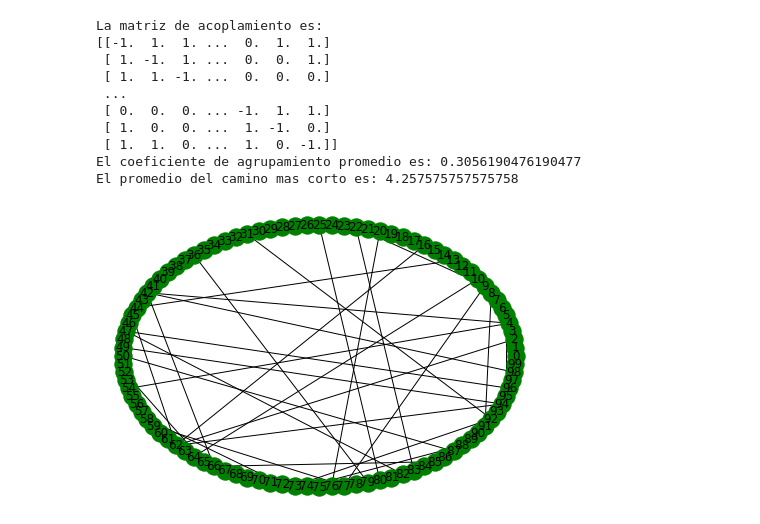
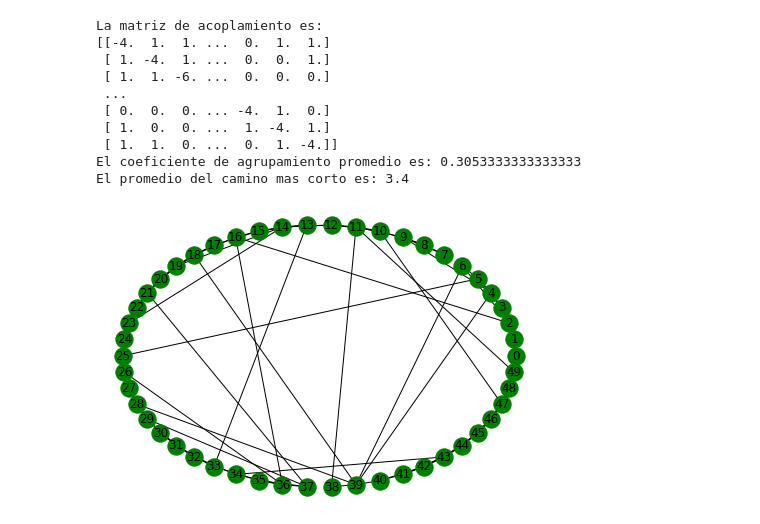
Before and after one commit to ErnestoCisnero/Probando-NetworkX-Tesis-Maestria, a Jupyter notebook: watts-strogatz.ipynb, the cells around one changed output. Cells and saved outputs as stored; diff of their text form; code cells hidden in the pictures.

```diff
--- a/watts-strogatz.ipynb
+++ b/watts-strogatz.ipynb
@@ -17,27 +17,28 @@ def matriz_acoplaminento(G):
                 else:
                     ma[nodo,i] = 0
             else:
-                ma[nodo,i] = -1
+                ma[nodo,i] = -(nx.degree(G,nodo))
+                #ma[nodo,i] = -1
     return ma
 # %%
-n, k = 100, 2
+n, k = 50, 2
 p = 0.2
 G = nx.watts_strogatz_graph(n, 2*k, p)
 nx.draw_circular(G,**opts)
 ma = matriz_acoplaminento(G)
 print("La matriz de acoplamiento es:")
 print(ma)
 print("El coeficiente de agrupamiento promedio es:",nx.average_clustering(G))
 print("El promedio del camino mas corto es:",nx.average_shortest_path_length(G))
 # %% [output]
 La matriz de acoplamiento es:
-[[-1.  1.  1. ...  0.  1.  1.]
- [ 1. -1.  1. ...  0.  0.  1.]
- [ 1.  1. -1. ...  0.  0.  0.]
+[[-4.  1.  1. ...  0.  1.  1.]
+ [ 1. -4.  1. ...  0.  0.  1.]
+ [ 1.  1. -6. ...  0.  0.  0.]
  ...
- [ 0.  0.  0. ... -1.  1.  1.]
- [ 1.  0.  0. ...  1. -1.  0.]
- [ 1.  1.  0. ...  1.  0. -1.]]
-El coeficiente de agrupamiento promedio es: 0.3056190476190477
-El promedio del camino mas corto es: 4.257575757575758
+ [ 0.  0.  0. ... -4.  1.  0.]
+ [ 1.  0.  0. ...  1. -4.  1.]
+ [ 1.  1.  0. ...  0.  1. -4.]]
+El coeficiente de agrupamiento promedio es: 0.3053333333333333
+El promedio del camino mas corto es: 3.4
-[figure, old version]
+[figure, new version]
```
Also changed, not shown: 2 other files.
